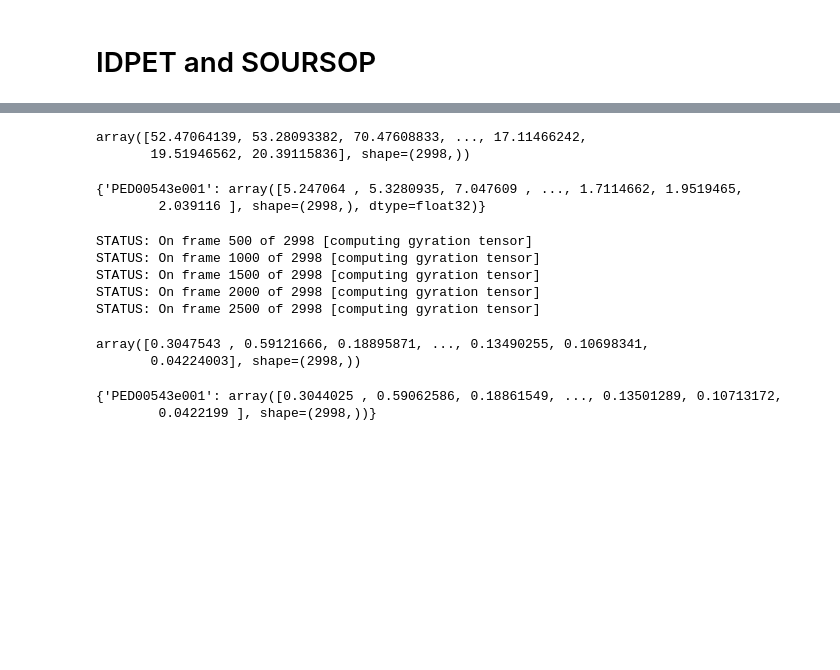
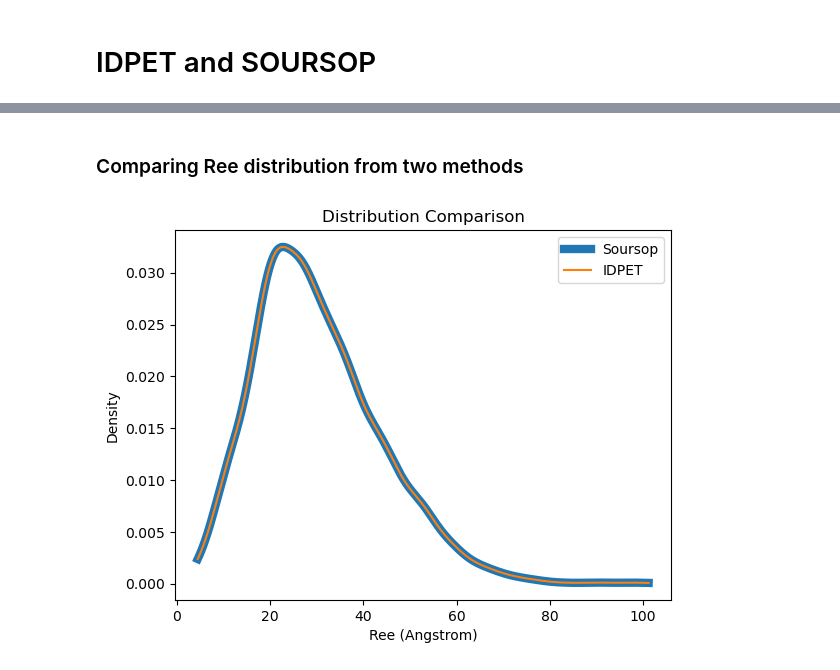
Before and after one commit to BioComputingUP/EnsembleTools, a Jupyter notebook: notebooks/idpet_vs_soursop.ipynb, the cells around one changed output, grey strips where cells are left out. Saved outputs shown, nothing was run; the diff lists cells and outputs as text; code cells hidden in the pictures; blank space fills up the shorter version.

```diff
--- a/notebooks/idpet_vs_soursop.ipynb
+++ b/notebooks/idpet_vs_soursop.ipynb
@@ -32,25 +35,22 @@ dcdplugin) CHARMM format DCD file (also NAMD 2.1 and later)
-# %%
-ProtObj.get_end_to_end_distance(mode='CA')
-# %% [output]
-array([52.47064139, 53.28093382, 70.47608833, ..., 17.11466242,
-       19.51946562, 20.39115836], shape=(2998,))
-# %%
-analysis.get_features(featurization='end_to_end')
-# %% [output]
-{'PED00543e001': array([5.247064 , 5.3280935, 7.047609 , ..., 1.7114662, 1.9519465,
-        2.039116 ], shape=(2998,), dtype=float32)}
-# %%
-ProtObj.get_asphericity()
-# %% [output]
-STATUS: On frame 500 of 2998 [computing gyration tensor]
-STATUS: On frame 1000 of 2998 [computing gyration tensor]
-STATUS: On frame 1500 of 2998 [computing gyration tensor]
-STATUS: On frame 2000 of 2998 [computing gyration tensor]
-STATUS: On frame 2500 of 2998 [computing gyration tensor]
-array([0.3047543 , 0.59121666, 0.18895871, ..., 0.13490255, 0.10698341,
-       0.04224003], shape=(2998,))
-# %%
-analysis.get_features(featurization='asphericity')
-# %% [output]
-{'PED00543e001': array([0.3044025 , 0.59062586, 0.18861549, ..., 0.13501289, 0.10713172,
-        0.0422199 ], shape=(2998,))}
+# %% [markdown]
+### Comparing Ree distribution from two methods
+# %%
+r_ee_soursop = ProtObj.get_end_to_end_distance(mode='CA')
+ree_idpet = analysis.get_features(featurization='end_to_end')["PED00543e001"]*10.0  # convert nm to Angstrom
+
+# plot the comparison
+import matplotlib.pyplot as plt
+from scipy.stats import gaussian_kde
+kde_x = gaussian_kde(r_ee_soursop)
+kde_y = gaussian_kde(ree_idpet)
+grid = np.linspace(min(r_ee_soursop.min(), ree_idpet.min()), max(r_ee_soursop.max(), ree_idpet.max()), 500)
+
+plt.plot(grid, kde_x(grid), label='Soursop', color='tab:blue', linewidth=6)
+plt.plot(grid, kde_y(grid), label='IDPET', color='tab:orange')
+plt.xlabel('Ree (Angstrom)')
+plt.ylabel('Density')
+plt.legend()
+plt.title('Distribution Comparison')
+plt.show()
+# %% [output]
+[figure, added]
```
Also changed, not shown: parts of 12 cells of this notebook, 1 other file.
